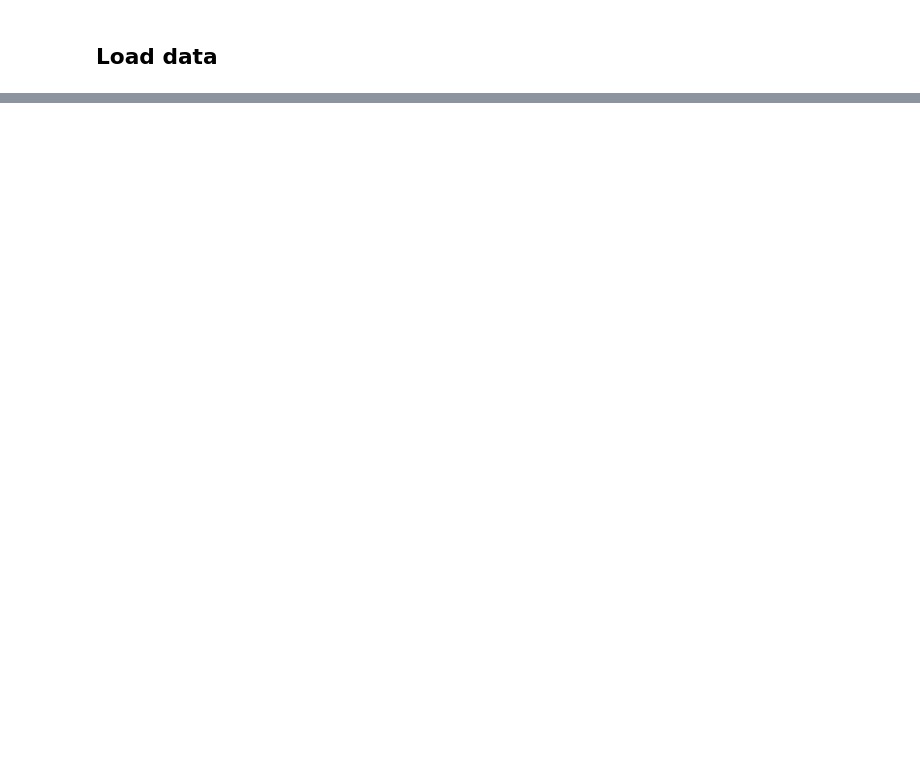
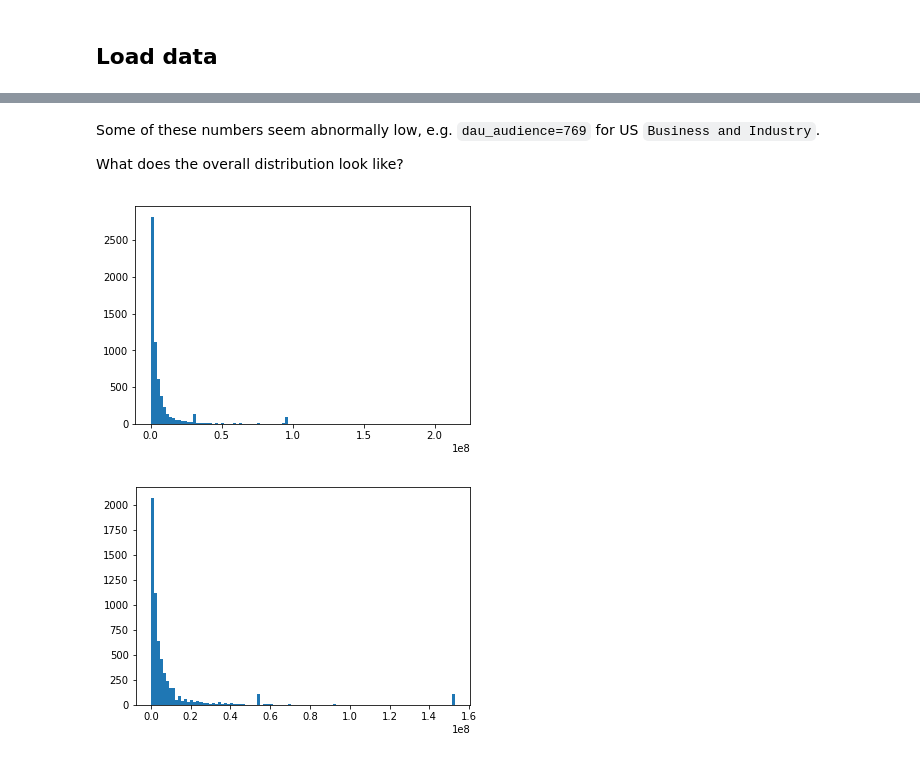
Before and after one commit to ianbstewart/immigrant_assimilation, a Jupyter notebook: src/data_processing/compare_top_interests.ipynb, the cells around one changed output, grey strips where cells are left out. Saved outputs shown, nothing was run; the diff lists cells and outputs as text; code cells hidden in the pictures; blank space fills up the shorter version.

```diff
--- a/src/data_processing/compare_top_interests.ipynb
+++ b/src/data_processing/compare_top_interests.ipynb
@@ -17,0 +15,33 @@ interest_data.head()
+# %%
+# collection was interrupted so we have to load the data in two parts
+interest_data_old = pd.read_csv('../../data/query_results/US_MX_native_interests_top_3000_interest_old.csv', index_col=0)
+interest_data_new = pd.read_csv('../../data/query_results/US_MX_native_interests_top_3000_interest_new_tmp.tsv', sep='\t', index_col=0)
+all_interests = json.load(open('../../data/queries/US_MX_native_interests_top_3000_interest_new.json'))
+all_interests = pd.DataFrame([{k : v[0] for k,v in i.iteritems()} for i in all_interests['interests']])
+all_interests.rename(columns={'or' : 'id'}, inplace=True)
+all_interests.loc[:, 'id'] = all_interests.loc[:, 'id'].astype(long)
+# clean up
+def clean_interest_data(data):
+    data.fillna(0, inplace=True)
+    print('original data has %d rows'%(data.shape[0]))
+    data = data[data.loc[:, 'response'] != 0]
+    print('clean data has %d rows'%(data.shape[0]))
+    json_cols = ['interests', 'ages_ranges', 'behavior', 'geo_locations']
+    for c in json_cols:
+        data.loc[:, c] = data.loc[:, c].apply(literal_eval)
+    ## if audience hasn't been computed, figure that out
+    data.loc[:, 'response'] = data.loc[:, 'response'].apply(json.loads)
+    audience_vars = ['dau_audience', 'mau_audience']
+    for v in audience_vars:
+        v_stem = v.split('_')[0]
+        data.loc[:, v] = data.loc[:, 'response'].apply(lambda x: x['data'][0]['estimate_%s'%(v_stem)])
+    # assume one interest/location per query
+    data.loc[:, 'interest_id'] = data.loc[:, 'interests'].apply(lambda x: long(x['or'][0]))
+    data.loc[:, 'interest_name']= data.loc[:, 'interests'].apply(lambda x: x['name'][0])
+    data.loc[:, 'location'] = data.loc[:, 'geo_locations'].apply(lambda x: x['values'][0])
+    final_cols = ['interest_id', 'interest_name', 'location', 'ages_ranges', 'behavior'] + audience_vars
+    data = data.loc[:, final_cols]
+    return data
+interest_data_combined = pd.concat([interest_data_old, interest_data_new], axis=0)
+interest_data_combined = clean_interest_data(interest_data_combined)
+interest_data_combined.head()
@@ -17,0 +67,12 @@ interest_data.head()
+# %% [markdown]
+Some of these numbers seem abnormally low, e.g. `dau_audience=769` for US `Business and Industry`.
+
+What does the overall distribution look like?
+# %%
+plt.hist(interest_data_combined.loc[:, 'dau_audience'], bins=100)
+plt.show()
+plt.hist(interest_data_combined.loc[:, 'mau_audience'], bins=100)
+plt.show()
+# %% [output]
+[figure, added]
+[figure, added]
```
Also changed, not shown: parts of 14 cells of this notebook, 9 other files.
